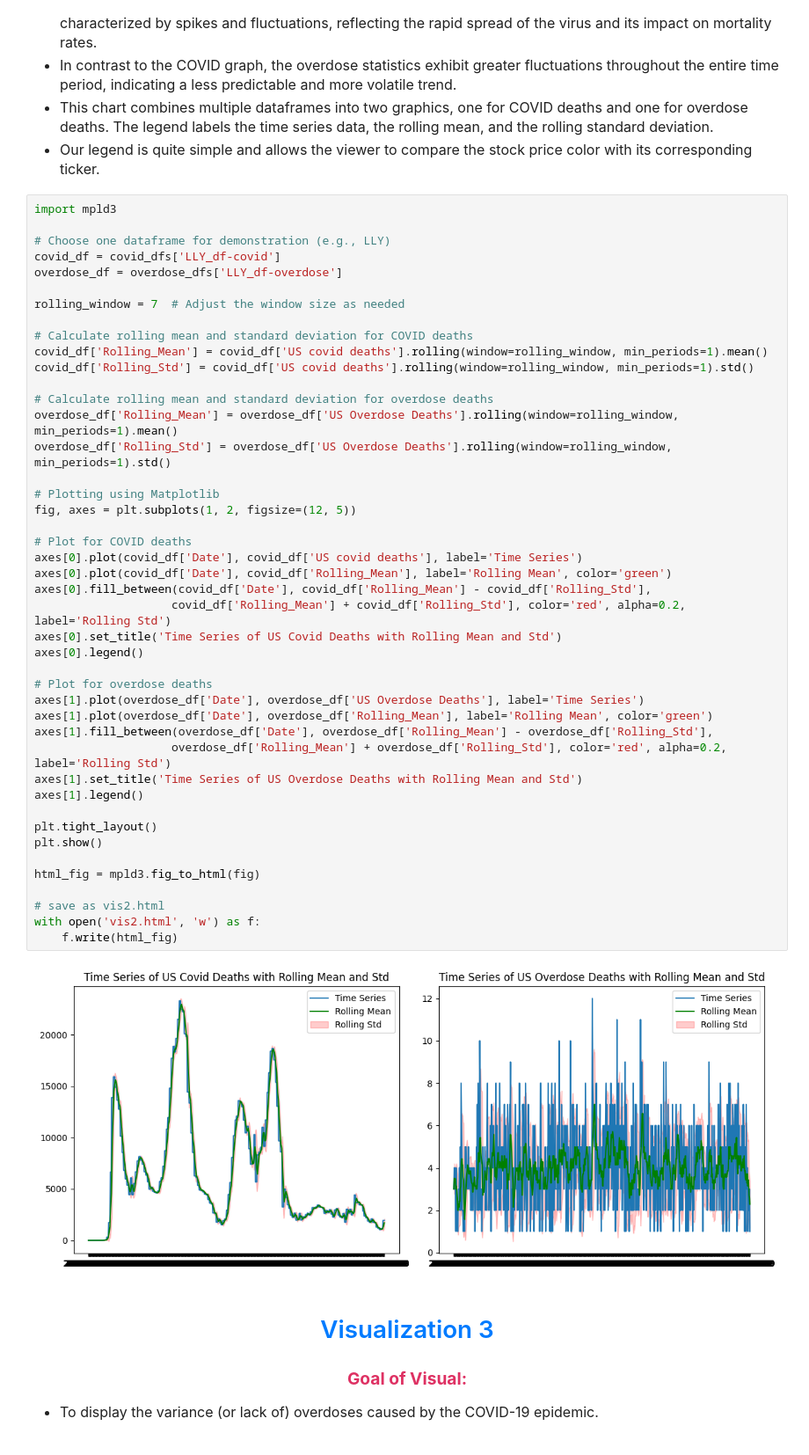
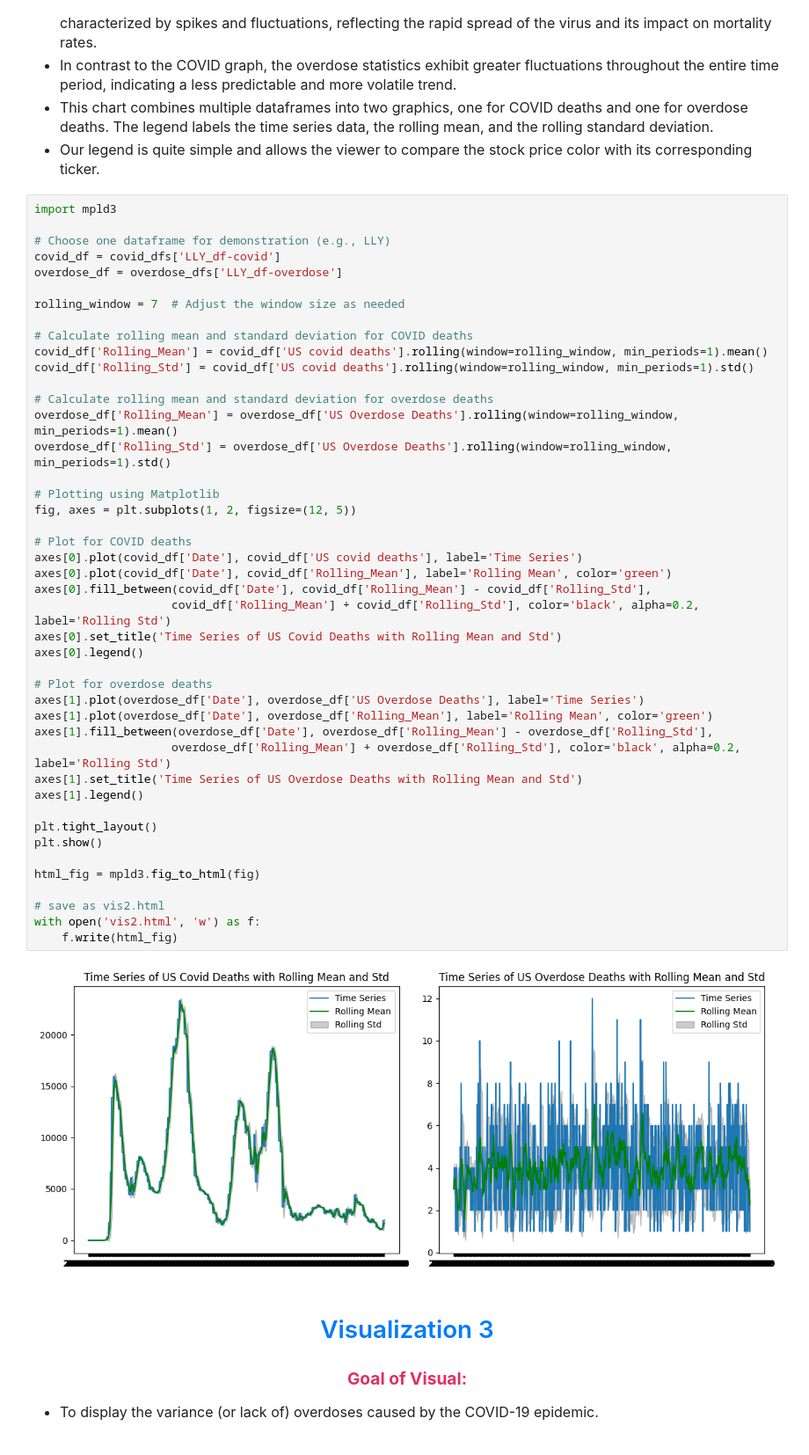
Before and after one commit to Karston02/pharma-profit-analysis, a Jupyter notebook: project/visualizations/visualizations.ipynb, the cells around one changed output. Shown: that part at 88% size. Saved outputs shown, nothing was run; the diff lists cells and outputs as text.

Commit message:
changed color

```diff
--- a/project/visualizations/visualizations.ipynb
+++ b/project/visualizations/visualizations.ipynb
@@ -191,36 +191,36 @@ covid_df['Rolling_Std'] = covid_df['US covid deaths'].rolling(window=rolling_win
 # Calculate rolling mean and standard deviation for overdose deaths
 overdose_df['Rolling_Mean'] = overdose_df['US Overdose Deaths'].rolling(window=rolling_window, min_periods=1).mean()
 overdose_df['Rolling_Std'] = overdose_df['US Overdose Deaths'].rolling(window=rolling_window, min_periods=1).std()
 
 # Plotting using Matplotlib
 fig, axes = plt.subplots(1, 2, figsize=(12, 5))
 
 # Plot for COVID deaths
 axes[0].plot(covid_df['Date'], covid_df['US covid deaths'], label='Time Series')
 axes[0].plot(covid_df['Date'], covid_df['Rolling_Mean'], label='Rolling Mean', color='green')
 axes[0].fill_between(covid_df['Date'], covid_df['Rolling_Mean'] - covid_df['Rolling_Std'],
-                    covid_df['Rolling_Mean'] + covid_df['Rolling_Std'], color='red', alpha=0.2, label='Rolling Std')
+                    covid_df['Rolling_Mean'] + covid_df['Rolling_Std'], color='black', alpha=0.2, label='Rolling Std')
 axes[0].set_title('Time Series of US Covid Deaths with Rolling Mean and Std')
 axes[0].legend()
 
 # Plot for overdose deaths
 axes[1].plot(overdose_df['Date'], overdose_df['US Overdose Deaths'], label='Time Series')
 axes[1].plot(overdose_df['Date'], overdose_df['Rolling_Mean'], label='Rolling Mean', color='green')
 axes[1].fill_between(overdose_df['Date'], overdose_df['Rolling_Mean'] - overdose_df['Rolling_Std'],
-                    overdose_df['Rolling_Mean'] + overdose_df['Rolling_Std'], color='red', alpha=0.2, label='Rolling Std')
+                    overdose_df['Rolling_Mean'] + overdose_df['Rolling_Std'], color='black', alpha=0.2, label='Rolling Std')
 axes[1].set_title('Time Series of US Overdose Deaths with Rolling Mean and Std')
 axes[1].legend()
 
 plt.tight_layout()
 plt.show()
 
 html_fig = mpld3.fig_to_html(fig)
 
 # save as vis2.html
 with open('vis2.html', 'w') as f:
     f.write(html_fig)
 # %% [output]
-[figure, old version]
+[figure, new version]
 # %% [markdown]
 # <center style="text-align: center; color: #007bff;">Visualization 3</center>
 
```
Also changed, not shown: 2 other files.
